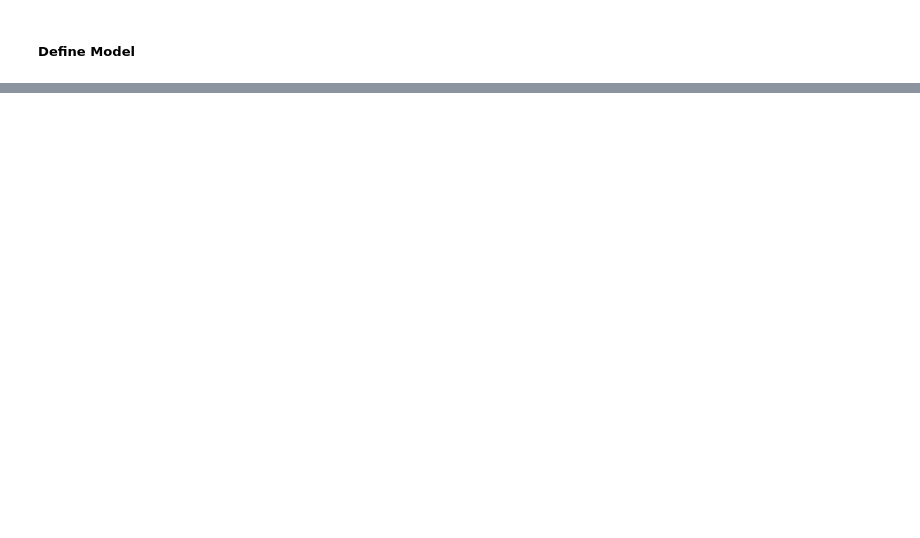
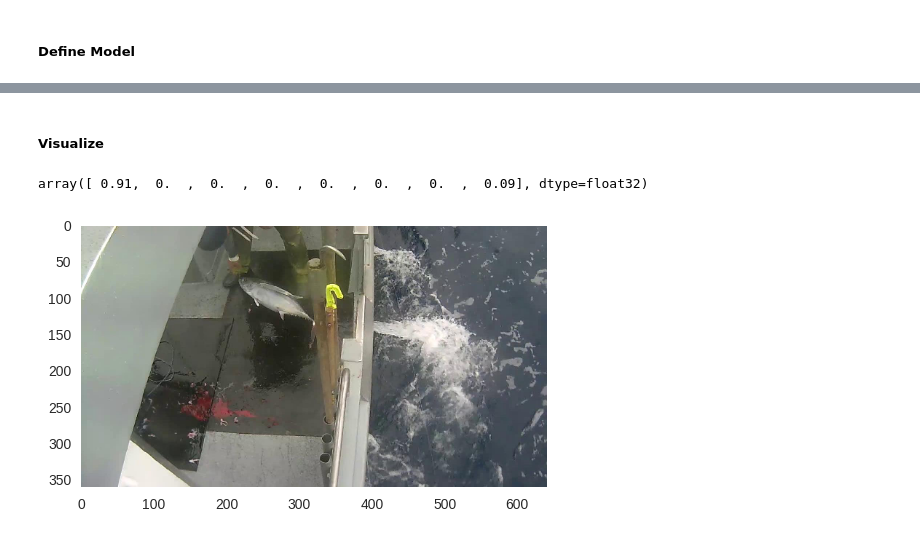
Before and after one commit to osheari1/fast_ai, a Jupyter notebook: lessons/lesson7.ipynb, the cells around one changed output, grey strips where cells are left out. Cells and saved outputs as stored; diff of their text form; code cells hidden in the pictures; blank space fills up the shorter version.

```diff
--- a/lessons/lesson7.ipynb
+++ b/lessons/lesson7.ipynb
@@ -806,0 +865,2 @@ model_fcn.compile(Adam(lr=1e-2), loss='categorical_crossentropy', metrics=['accu
+# %% [markdown]
+##### Visualize
@@ -806,0 +874,10 @@ model_fcn.compile(Adam(lr=1e-2), loss='categorical_crossentropy', metrics=['accu
+# %%
+img_idx = 1
+inp = np.expand_dims(data_conv_valid[img_idx], 0)
+np.round(model_fcn.predict(inp)[0], 2)
+# %% [output]
+array([ 0.91,  0.  ,  0.  ,  0.  ,  0.  ,  0.  ,  0.  ,  0.09], dtype=float32)
+# %%
+utils.plot_img(data_valid[img_idx])
+# %% [output]
+[figure, added]
```
Also changed, not shown: parts of 39 cells of this notebook, 1 other file.
